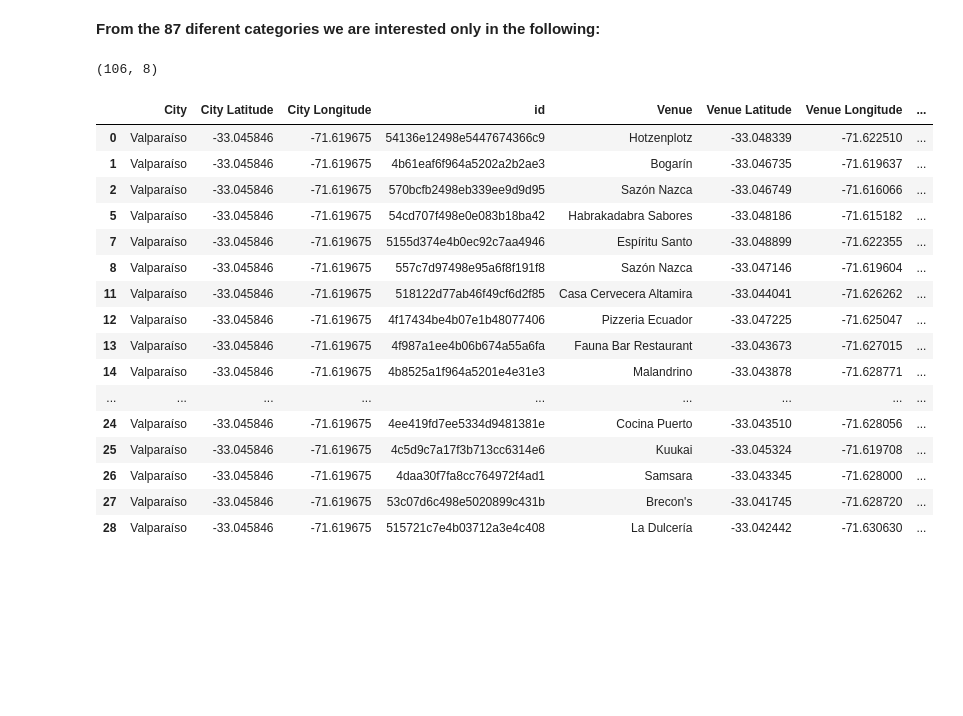
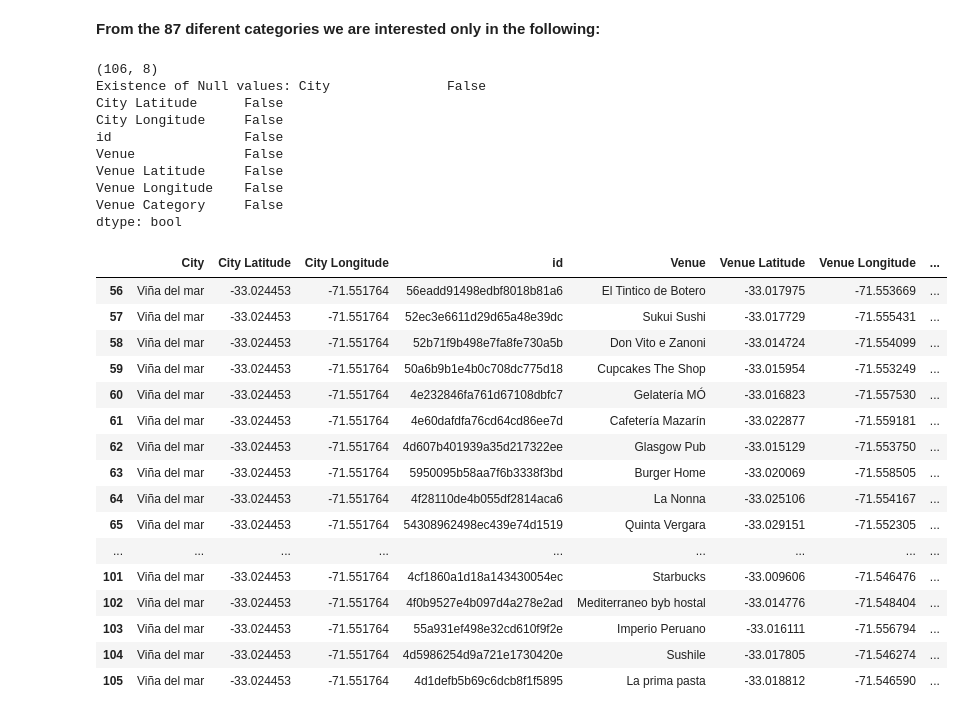
Before and after one commit to carsepmo/Coursera_Capstone, a Jupyter notebook: The-Battle-of Neighborhoods.ipynb, the cells around one changed output. Drawn from its saved outputs; the diff is of its cells as text; code cells hidden in the pictures; blank space fills up the shorter version.

```diff
--- a/The-Battle-of Neighborhoods.ipynb
+++ b/The-Battle-of Neighborhoods.ipynb
@@ -60,7 +65,7 @@ SECRET_KEY = 'EQQC5KNXLTD4HJ5BRXOUB5XW22LHYJVIBVC5U3UGEAEPR5E4'
 VERSION = '20200406'
 # %%
 radius = 3000
-LIMIT = 100
+LIMIT = 150
 #Exploring the data
 url = 'https://api.foursquare.com/v2/venues/explore?&client_id={}&client_secret={}&v={}&ll={},{}&radius={}&limit={}'.format(
     CLIENT_ID,
@@ -91,8 +96,6 @@ result
       'referralId': 'e-0-5071134c90e78861dbbf5036-99'}]}]}}
 # %%
 # getting venues form cities
-radius = 3000
-LIMIT = 100
 
 def getVenues(cities, coordinates, radius = 1000, limit = LIMIT):
     venueList = []
@@ -106,7 +109,7 @@ def getVenues(cities, coordinates, radius = 1000, limit = LIMIT):
             coord.latitude,
             coord.longitude,
             radius,
-            LIMIT)
+            limit)
 
         #make GET request
         result = requests.get(url).json()['response']['groups'][0]['items']
@@ -201,29 +188,39 @@ The are 87 uniques categories.
 # %%
 # define search values
 searchValues = ['Restaurant', 'Bagel', 'Beer', 'Bar', 'Breakfast', 'Brewery', 'Burger', 'Coffee', 'Cupcake', 'Dessert', 'Diner', 'Launch', 'Pizza', 'Pub', 'Sandwich', 'Hot Dog', 'Ice Cream', 'Steakhose']
-
-foodVenues = venuesVinaValpo[venuesVinaValpo['Venue Category'].str.contains('|'.join(searchValues))]
+foodVenues = venuesVinaValpo[venuesVinaValpo['Venue Category'].str.contains('|'.join(searchValues), regex = True)]
+foodVenues.reset_index(drop = True, inplace = True)
 print(foodVenues.shape)
-foodVenues.head(20)
+print('Existence of Null values: {}'.format(foodVenues.isna().any()))
+foodVenues.tail(50)
 # %% [output]
 (106, 8)
+Existence of Null values: City               False
+City Latitude      False
+City Longitude     False
+id                 False
+Venue              False
+Venue Latitude     False
+Venue Longitude    False
+Venue Category     False
+dtype: bool
 |  | City | City Latitude | City Longitude | id | Venue | Venue Latitude | Venue Longitude | ... |
-| 0 | Valparaíso | -33.045846 | -71.619675 | 54136e12498e5447674366c9 | Hotzenplotz | -33.048339 | -71.622510 | ... |
-| 1 | Valparaíso | -33.045846 | -71.619675 | 4b61eaf6f964a5202a2b2ae3 | Bogarín | -33.046735 | -71.619637 | ... |
-| 2 | Valparaíso | -33.045846 | -71.619675 | 570bcfb2498eb339ee9d9d95 | Sazón Nazca | -33.046749 | -71.616066 | ... |
-| 5 | Valparaíso | -33.045846 | -71.619675 | 54cd707f498e0e083b18ba42 | Habrakadabra Sabores | -33.048186 | -71.615182 | ... |
-| 7 | Valparaíso | -33.045846 | -71.619675 | 5155d374e4b0ec92c7aa4946 | Espíritu Santo | -33.048899 | -71.622355 | ... |
-| 8 | Valparaíso | -33.045846 | -71.619675 | 557c7d97498e95a6f8f191f8 | Sazón Nazca | -33.047146 | -71.619604 | ... |
-| 11 | Valparaíso | -33.045846 | -71.619675 | 518122d77ab46f49cf6d2f85 | Casa Cervecera Altamira | -33.044041 | -71.626262 | ... |
-| 12 | Valparaíso | -33.045846 | -71.619675 | 4f17434be4b07e1b48077406 | Pizzeria Ecuador | -33.047225 | -71.625047 | ... |
-| 13 | Valparaíso | -33.045846 | -71.619675 | 4f987a1ee4b06b674a55a6fa | Fauna Bar Restaurant | -33.043673 | -71.627015 | ... |
-| 14 | Valparaíso | -33.045846 | -71.619675 | 4b8525a1f964a5201e4e31e3 | Malandrino | -33.043878 | -71.628771 | ... |
+| 56 | Viña del mar | -33.024453 | -71.551764 | 56eadd91498edbf8018b81a6 | El Tintico de Botero | -33.017975 | -71.553669 | ... |
+| 57 | Viña del mar | -33.024453 | -71.551764 | 52ec3e6611d29d65a48e39dc | Sukui Sushi | -33.017729 | -71.555431 | ... |
+| 58 | Viña del mar | -33.024453 | -71.551764 | 52b71f9b498e7fa8fe730a5b | Don Vito e Zanoni | -33.014724 | -71.554099 | ... |
+| 59 | Viña del mar | -33.024453 | -71.551764 | 50a6b9b1e4b0c708dc775d18 | Cupcakes The Shop | -33.015954 | -71.553249 | ... |
+| 60 | Viña del mar | -33.024453 | -71.551764 | 4e232846fa761d67108dbfc7 | Gelatería MÓ | -33.016823 | -71.557530 | ... |
+| 61 | Viña del mar | -33.024453 | -71.551764 | 4e60dafdfa76cd64cd86ee7d | Cafetería Mazarín | -33.022877 | -71.559181 | ... |
+| 62 | Viña del mar | -33.024453 | -71.551764 | 4d607b401939a35d217322ee | Glasgow Pub | -33.015129 | -71.553750 | ... |
+| 63 | Viña del mar | -33.024453 | -71.551764 | 5950095b58aa7f6b3338f3bd | Burger Home | -33.020069 | -71.558505 | ... |
+| 64 | Viña del mar | -33.024453 | -71.551764 | 4f28110de4b055df2814aca6 | La Nonna | -33.025106 | -71.554167 | ... |
+| 65 | Viña del mar | -33.024453 | -71.551764 | 54308962498ec439e74d1519 | Quinta Vergara | -33.029151 | -71.552305 | ... |
 | ... | ... | ... | ... | ... | ... | ... | ... | ... |
-| 24 | Valparaíso | -33.045846 | -71.619675 | 4ee419fd7ee5334d9481381e | Cocina Puerto | -33.043510 | -71.628056 | ... |
-| 25 | Valparaíso | -33.045846 | -71.619675 | 4c5d9c7a17f3b713cc6314e6 | Kuukai | -33.045324 | -71.619708 | ... |
-| 26 | Valparaíso | -33.045846 | -71.619675 | 4daa30f7fa8cc764972f4ad1 | Samsara | -33.043345 | -71.628000 | ... |
-| 27 | Valparaíso | -33.045846 | -71.619675 | 53c07d6c498e5020899c431b | Brecon's | -33.041745 | -71.628720 | ... |
-| 28 | Valparaíso | -33.045846 | -71.619675 | 515721c7e4b03712a3e4c408 | La Dulcería | -33.042442 | -71.630630 | ... |
+| 101 | Viña del mar | -33.024453 | -71.551764 | 4cf1860a1d18a143430054ec | Starbucks | -33.009606 | -71.546476 | ... |
+| 102 | Viña del mar | -33.024453 | -71.551764 | 4f0b9527e4b097d4a278e2ad | Mediterraneo byb hostal | -33.014776 | -71.548404 | ... |
+| 103 | Viña del mar | -33.024453 | -71.551764 | 55a931ef498e32cd610f9f2e | Imperio Peruano | -33.016111 | -71.556794 | ... |
+| 104 | Viña del mar | -33.024453 | -71.551764 | 4d5986254d9a721e1730420e | Sushile | -33.017805 | -71.546274 | ... |
+| 105 | Viña del mar | -33.024453 | -71.551764 | 4d1defb5b69c6dcb8f1f5895 | La prima pasta | -33.018812 | -71.546590 | ... |
 # %%
 # We need to obtain the rating of each place
 
```
Also changed, not shown: parts of 27 cells of this notebook.
